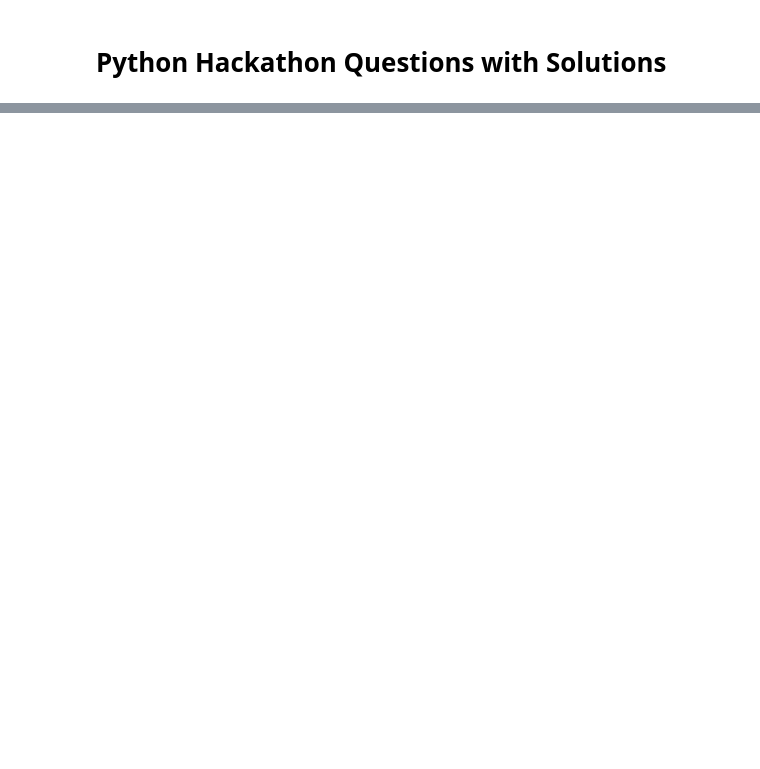
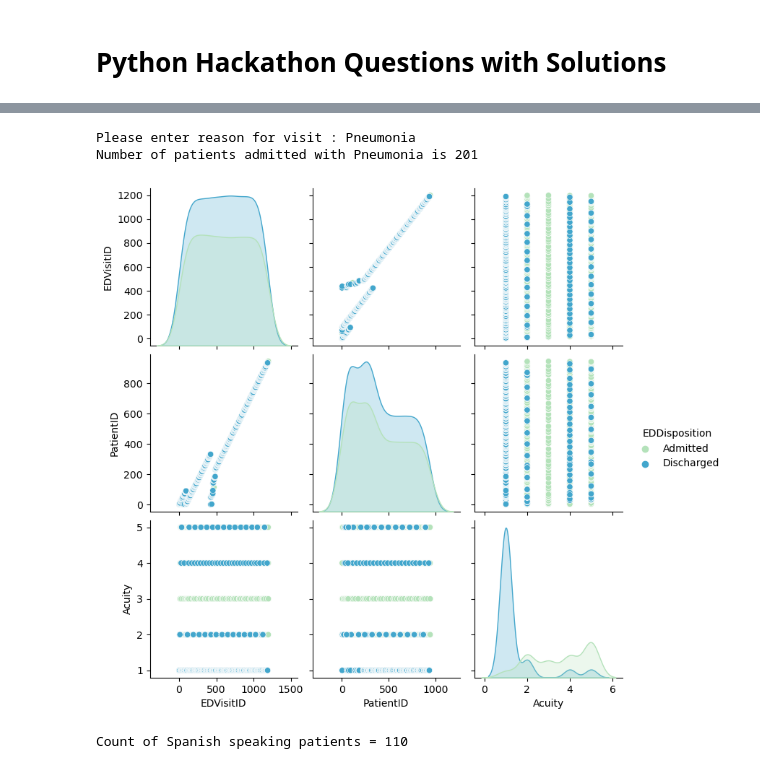
Before and after one commit to akilarvn/Python-Hackathon, a Jupyter notebook: DataEagles_FinalQuestions.ipynb, the cells around one changed output, grey strips where cells are left out. Drawn from its saved outputs; the diff is of its cells as text; code cells hidden in the pictures; blank space fills up the shorter version.

```diff
--- a/DataEagles_FinalQuestions.ipynb
+++ b/DataEagles_FinalQuestions.ipynb
@@ -42,3 +37,32 @@ ReadmissionRegistry.head()
 | 2 | 606 | 3 | 2018-01-01 | 2018-01-04 22:28:23.672 | Home | General Medicine | Flu | ... |
 | 3 | 587 | 5 | 2018-01-01 | 2018-01-05 05:47:04.933 | Home | General Medicine | Flu | ... |
 | 4 | 640 | 6 | 2018-01-01 | 2018-01-05 14:18:30.029 | Home | ICU | Heart Failure | ... |
+# %%
+#Question 2 - Take the ReasonForVisit from user, find the number of patients admitted with that ReasonForVisit
+
+x = input("Please enter reason for visit : ")
+count = 0
+for reason in EDVisits['ReasonForVisit']:
+    if reason == x:
+        count+=1
+print("Number of patients admitted with {} is {}".format(x, count))
+# %% [output]
+Please enter reason for visit : Pneumonia
+Number of patients admitted with Pneumonia is 201
+# %%
+#Question 3 - Create a pair plot on whole dataframe by taking parameter "hue" as EDDisposition
+
+sns.pairplot(EDVisits,hue='EDDisposition',palette='GnBu')
+plt.show()
+# %% [output]
+[figure, added]
+# %%
+#Question 4 - Find the count of Spanish Speaking patients.
+
+count = 0
+for language in Patients['Language']:
+    if language == 'Spanish':
+        count+=1
+print("Count of Spanish speaking patients = {}".format(count))
+# %% [output]
+Count of Spanish speaking patients = 110
```
Also changed, not shown: parts of 18 cells of this notebook.
